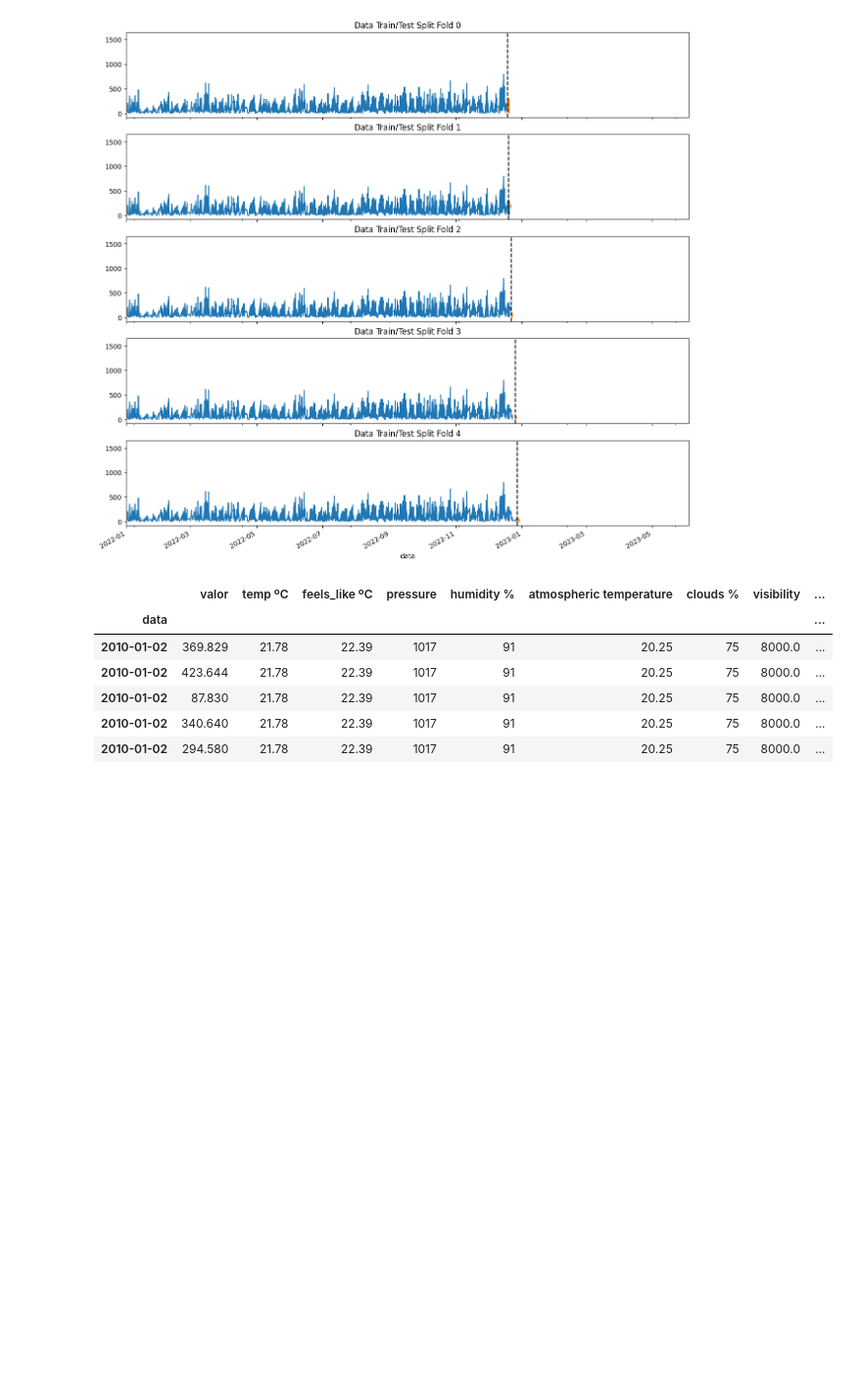
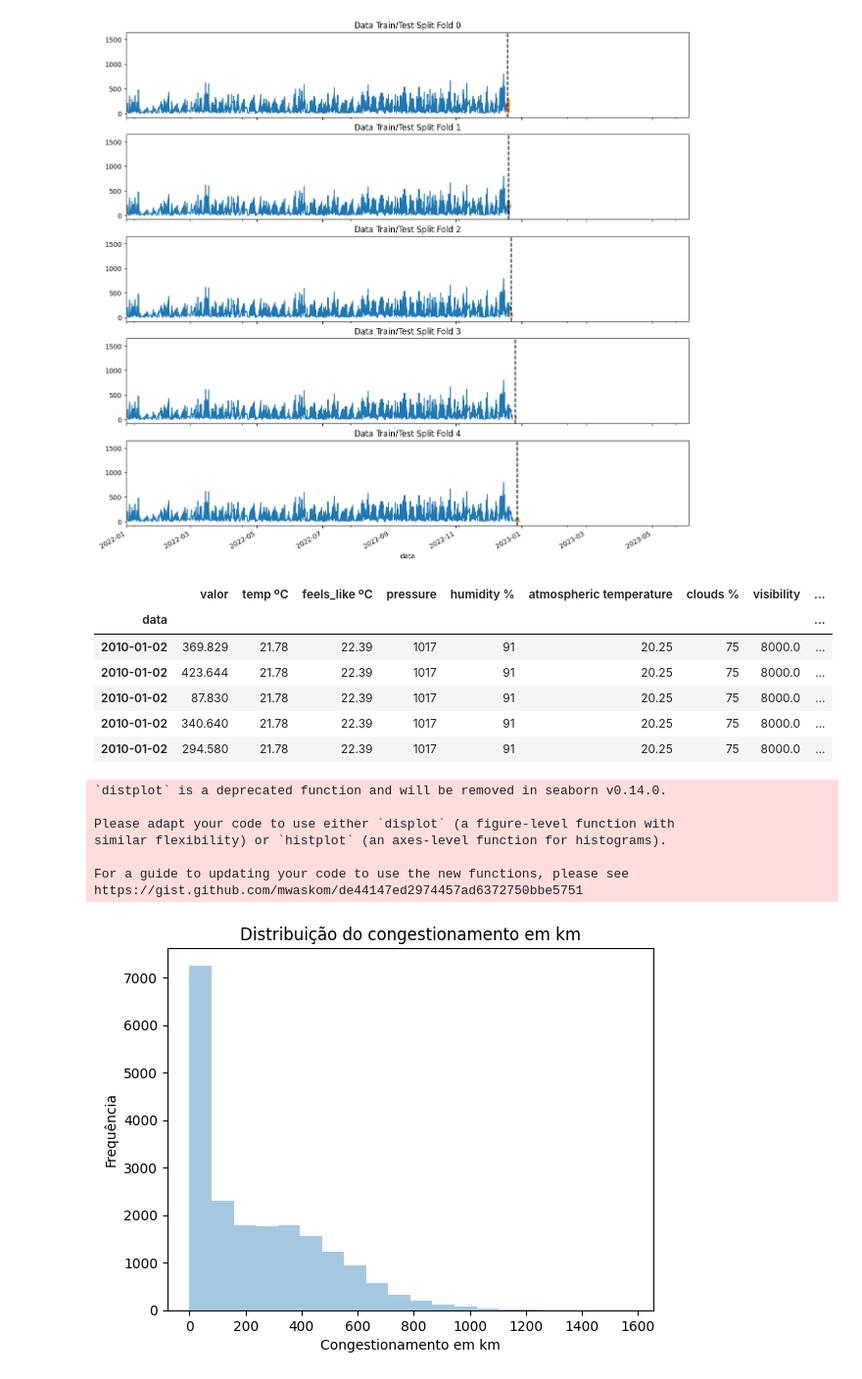
Before and after one commit to gutessitore/WeatherPrediction, a Jupyter notebook: notebooks/Traffic_pred.ipynb, the cells around one changed output. Shown: that part at 98% size. Cells and saved outputs as stored; diff of their text form; code cells hidden in the pictures; blank space fills up the shorter version.

```diff
--- a/notebooks/Traffic_pred.ipynb
+++ b/notebooks/Traffic_pred.ipynb
@@ -287,7 +287,7 @@ df.head()
 # %% [markdown]
 ### Splitting weather data from 2010 onward and joining with traffic data
 # %%
-df_weather = pd.read_csv('data/openweather_data.csv')
+df_weather = pd.read_csv('../data/openweather_data.csv')
 df_weather.head()
 # %% [output]
 |  | dt | sunrise | sunset | temp ºC | feels_like ºC | pressure | humidity % | atmospheric temperature | ... |
@@ -475,4 +475,23 @@ df.head()
 | 2010-01-02 | 87.830 | 21.78 | 22.39 | 1017 | 91 | 20.25 | 75 | 8000.0 | ... |
 | 2010-01-02 | 340.640 | 21.78 | 22.39 | 1017 | 91 | 20.25 | 75 | 8000.0 | ... |
 | 2010-01-02 | 294.580 | 21.78 | 22.39 | 1017 | 91 | 20.25 | 75 | 8000.0 | ... |
+# %%
+import seaborn as sns
+from sklearn.model_selection import TimeSeriesSplit
+import re
+sns.distplot(df['valor'], bins=20, kde=False)
+plt.title('Distribuição do congestionamento em km')
+plt.xlabel('Congestionamento em km')
+plt.ylabel('Frequência')
+plt.show()
+df.drop(['visibility'], axis=1, inplace=True)
+# %% [output]
+`distplot` is a deprecated function and will be removed in seaborn v0.14.0.
+
+Please adapt your code to use either `displot` (a figure-level function with
+similar flexibility) or `histplot` (an axes-level function for histograms).
+
+For a guide to updating your code to use the new functions, please see
+https://gist.github.com/mwaskom/de44147ed2974457ad6372750bbe5751
+[figure, added]
 # %%
```
Also changed, not shown: parts of 29 cells of this notebook, 1 other file.
